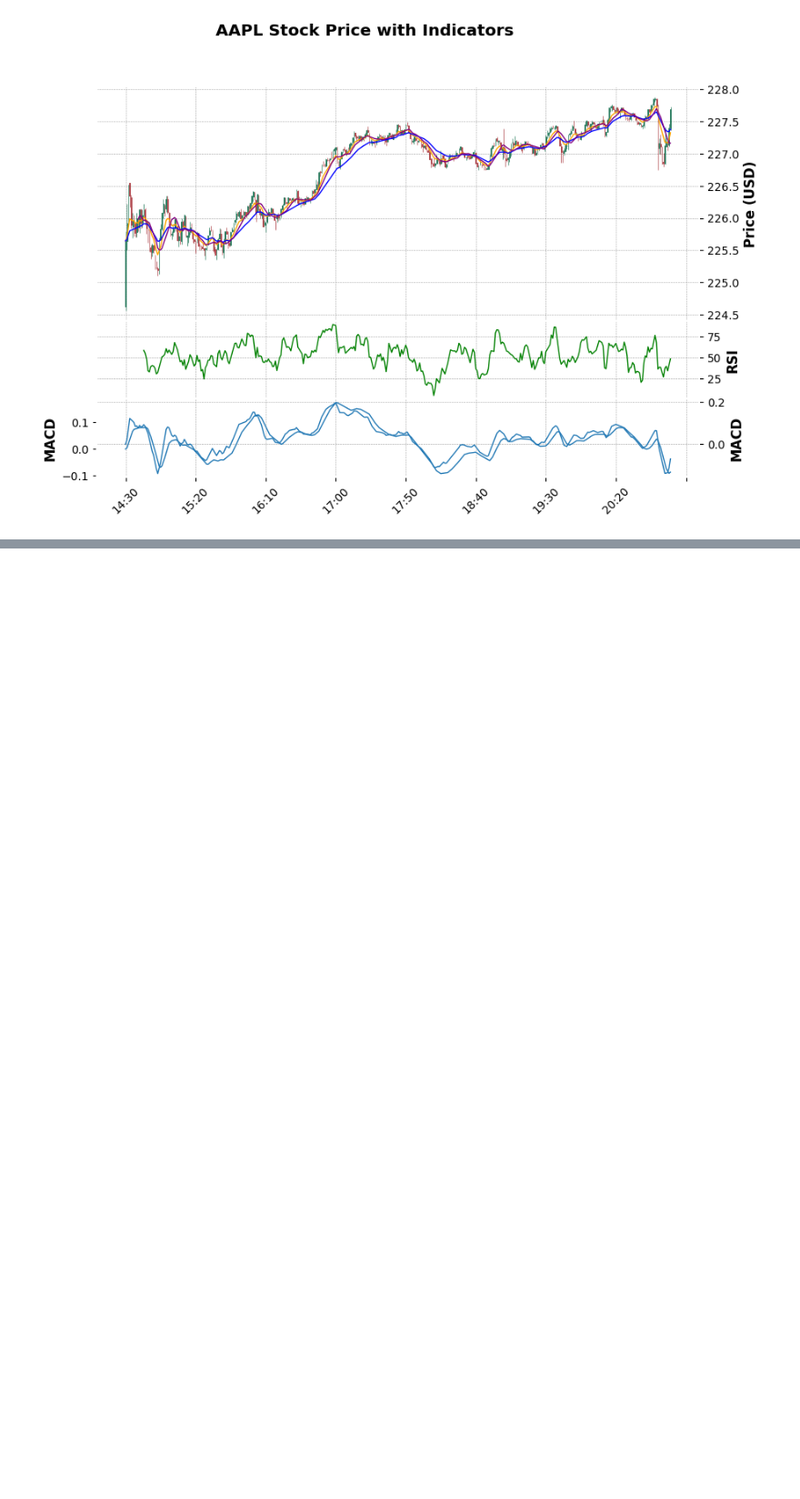
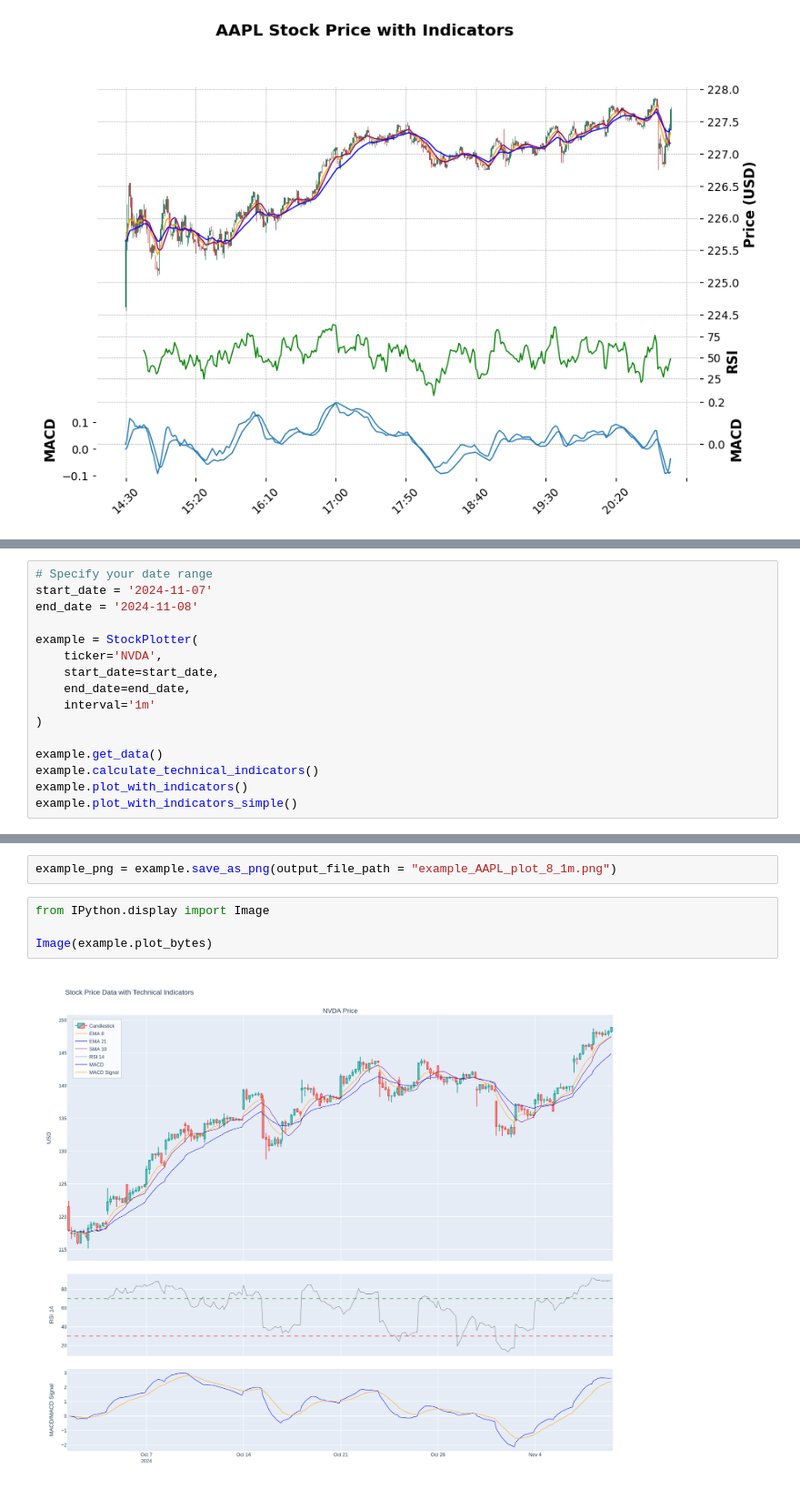
Before and after one commit to MichaelPariaszevski/LangGraph_Stock_Agent, a Jupyter notebook: matplotlib.ipynb, the cells around one changed output, grey strips where cells are left out. Shown at 91% size. Cells and saved outputs as stored; diff of their text form; blank space fills up the shorter version.

```diff
--- a/matplotlib.ipynb
+++ b/matplotlib.ipynb
@@ -773,0 +772,16 @@ example.plot_with_indicators_3()
+# %%
+# Specify your date range
+start_date = '2024-11-07'
+end_date = '2024-11-08'
+
+example = StockPlotter(
+    ticker='NVDA',
+    start_date=start_date,
+    end_date=end_date,
+    interval='1m'
+)
+
+example.get_data()
+example.calculate_technical_indicators()
+example.plot_with_indicators()
+example.plot_with_indicators_simple()
@@ -773,0 +792,8 @@ example.plot_with_indicators_3()
+# %%
+example_png = example.save_as_png(output_file_path = "example_AAPL_plot_8_1m.png")
+# %%
+from IPython.display import Image
+
+Image(example.plot_bytes)
+# %% [output]
+[figure, added]
```
Also changed, not shown: parts of 3 cells of this notebook, 13 other files.
